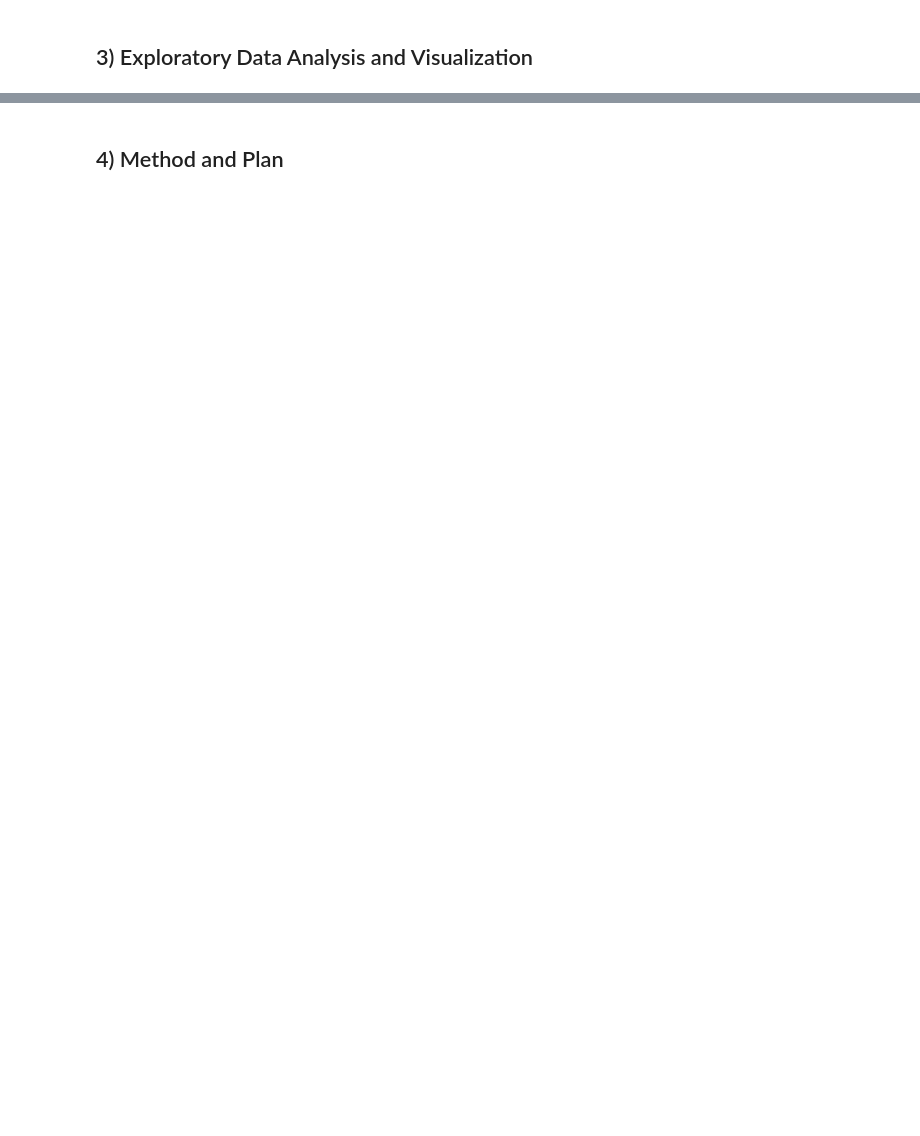
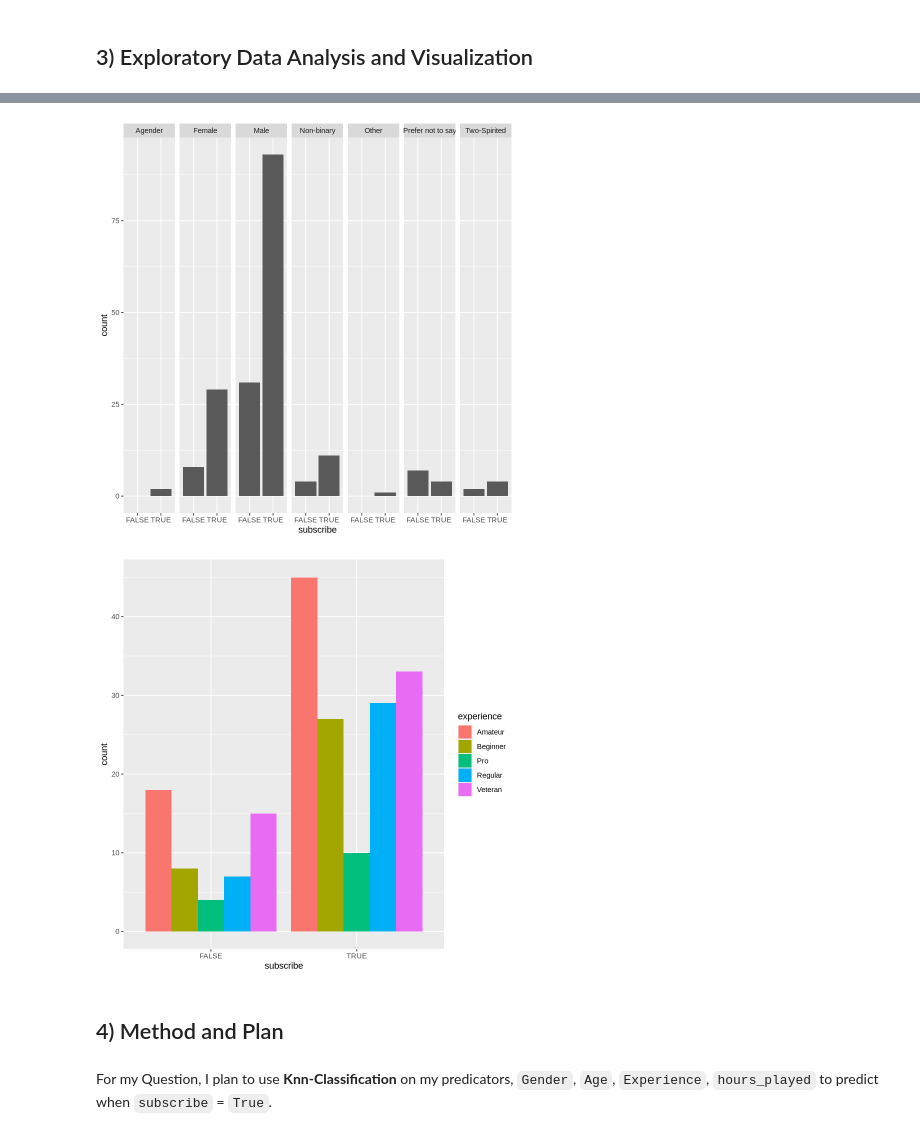
Before and after one commit to annixu921-creator/Dsci-100-group-project, a Jupyter notebook: Individual Plan G14.ipynb, the cells around one changed output, grey strips where cells are left out. Cells and saved outputs as stored; diff of their text form; code cells hidden in the pictures; blank space fills up the shorter version.

Commit message:
Commit 5 Load data + 2 visual + 4) start
Loaded in data set again for 3), added 2 plots, and started writing method + plan.

```diff
--- a/Individual Plan G14.ipynb
+++ b/Individual Plan G14.ipynb
@@ -93,3 +93,6 @@ What player's: `Age`, `play_hours`, `experience`, `Gender` are most predictive o
 In other words, how will the above predicators act when `subscribe` = `True`?
 # %% [markdown]
 ## 3) Exploratory Data Analysis and Visualization
+# %%
+players <- read_csv(url)
+head(players)
@@ -96,2 +118,10 @@ In other words, how will the above predicators act when `subscribe` = `True`?
+# %%
+ggplot(players, aes(x=subscribe)) + geom_bar() + facet_grid(cols = vars(gender))
+ggplot(players, aes(x=subscribe)) + geom_bar(aes(fill=experience), position="dodge")
+# %% [output]
+[figure, added]
+[figure, added]
 # %% [markdown]
 ## 4) Method and Plan
+# %% [markdown]
+For my Question, I plan to use **Knn-Classification** on my predicators, `Gender`, `Age`, `Experience`, `hours_played` to predict when `subscribe` = `True`.
```
Also changed, not shown: parts of 2 cells of this notebook.
